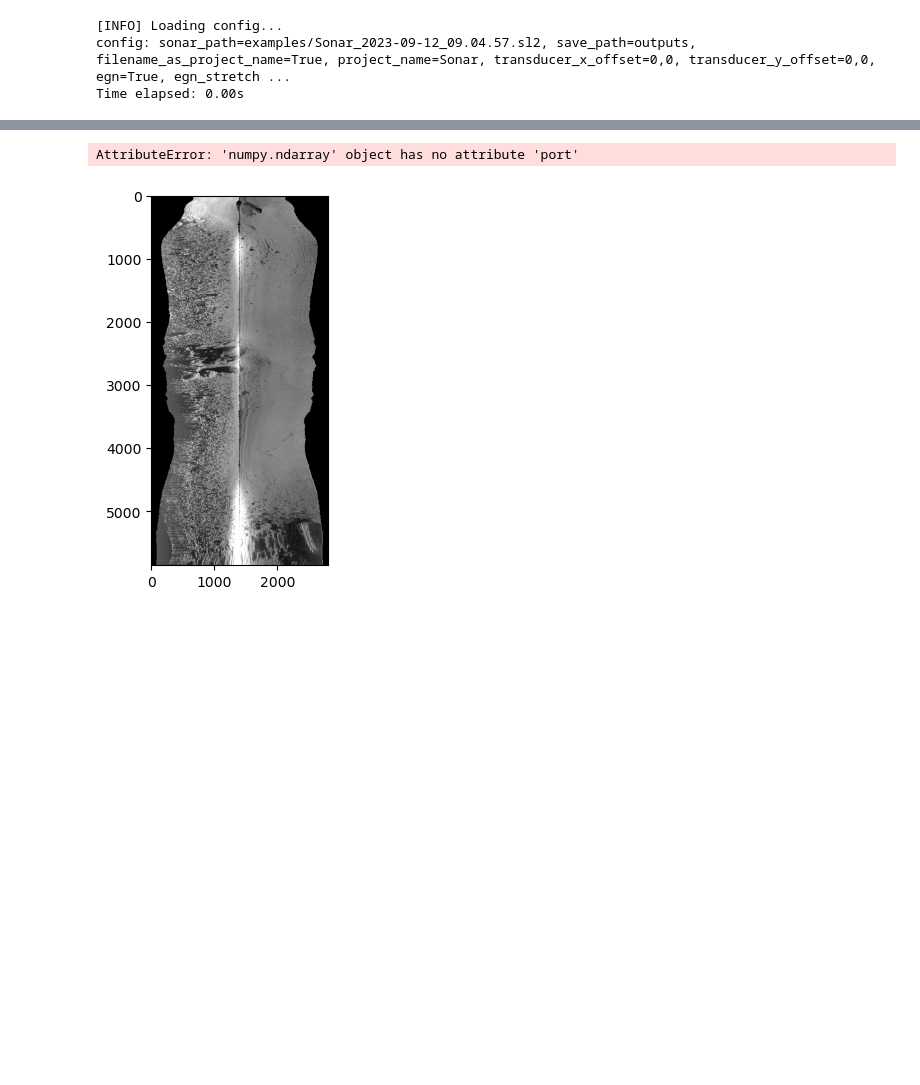
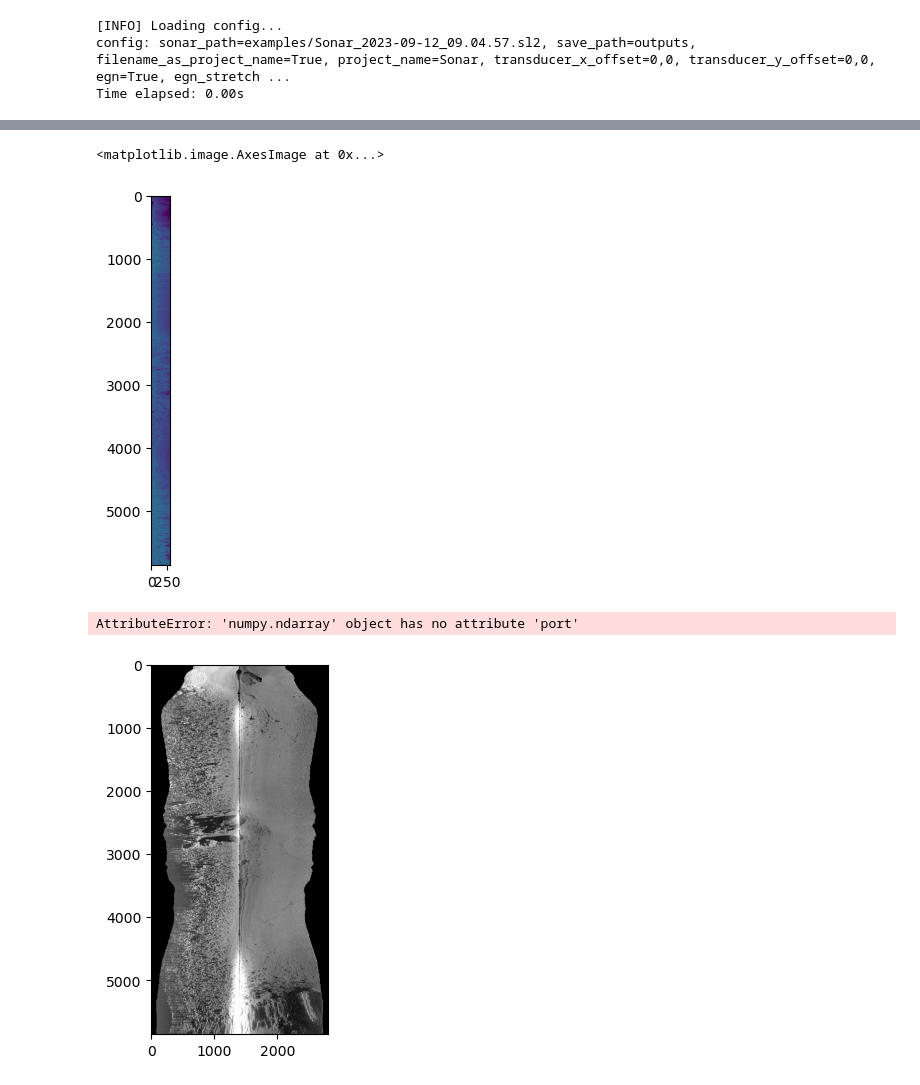
Before and after one commit to louisfacun/lowrance-sonar-data-explorer, a Jupyter notebook: run_lowmapper.ipynb, the cells around one changed output, grey strips where cells are left out. Drawn from its saved outputs; the diff is of its cells as text; code cells hidden in the pictures; blank space fills up the shorter version.

```diff
--- a/run_lowmapper.ipynb
+++ b/run_lowmapper.ipynb
@@ -92,3 +92,8 @@ Time elapsed: 1.41s
+# %%
+plt.imshow(sonar.bottom('downscan'))
+# %% [output]
+<matplotlib.image.AxesImage at 0x...>
+[figure, added]
 # %%
 port = sidescan.port()
 starboard = sidescan.starboard()
```
Also changed, not shown: parts of 2 cells of this notebook.
